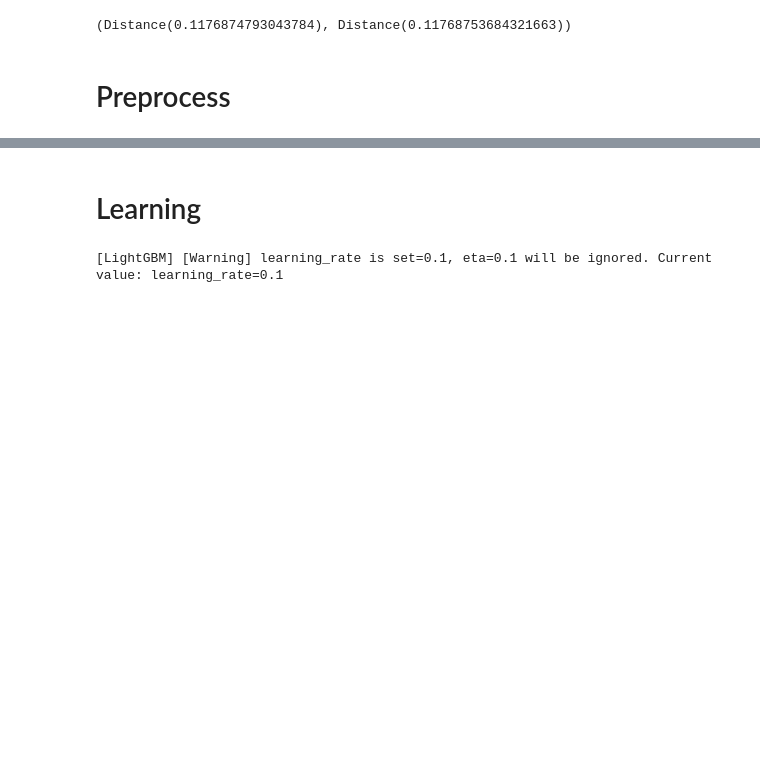
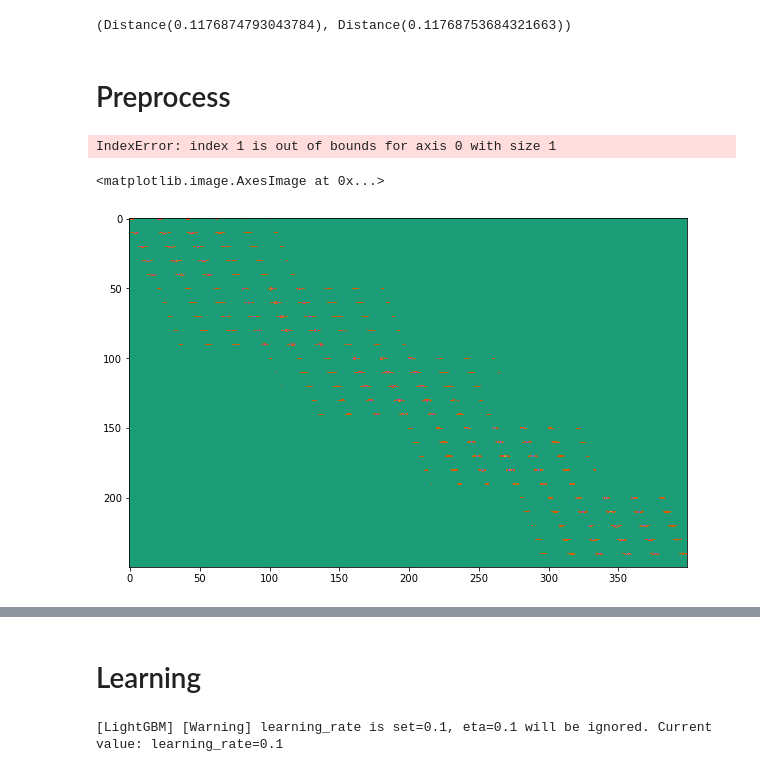
Before and after one commit to ukunliu/WSN_simulation, a Jupyter notebook: Simulation/transfer_learning.ipynb, the cells around one changed output, grey strips where cells are left out. Saved outputs shown, nothing was run; the diff lists cells and outputs as text; code cells hidden in the pictures; blank space fills up the shorter version.

```diff
--- a/Simulation/transfer_learning.ipynb
+++ b/Simulation/transfer_learning.ipynb
@@ -45,8 +49,10 @@ ext_toul = Extractor(cirs_toul, RX_all_toul)
 # X_pr = ext_pr.formatting_X()
 
 X_ld = ext_ld.amplitute_feature()
-X_pr = ext_pr.amplitute_feature(ext_ld.max_reflection)
-X_toul = ext_toul.amplitute_feature(ext_ld.max_reflection)
+# X_pr = ext_pr.amplitute_feature(ext_ld.max_reflection)
+# X_toul = ext_toul.amplitute_feature(ext_ld.max_reflection)
 
 # X_ld = ext_ld.coord_feature()
 # X_pr = ext_pr.coord_feature()
+# %% [output]
+IndexError: index 1 is out of bounds for axis 0 with size 1
@@ -52,0 +83,6 @@ X_toul = ext_toul.amplitute_feature(ext_ld.max_reflection)
+# %%
+plt.figure(figsize=(10,20))
+plt.imshow(X_amp.T, cmap='Dark2')
+# %% [output]
+<matplotlib.image.AxesImage at 0x...>
+[figure, added]
```
Also changed, not shown: parts of 13 cells of this notebook, 14 other files.
